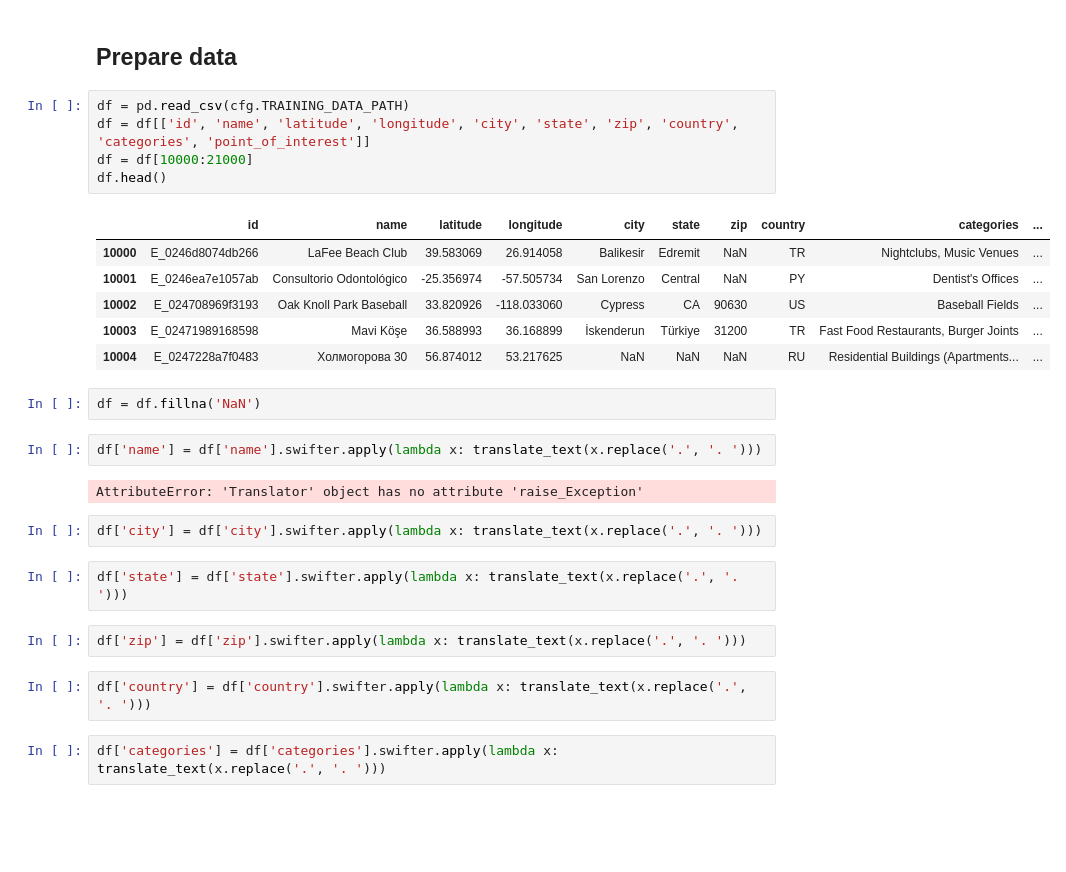
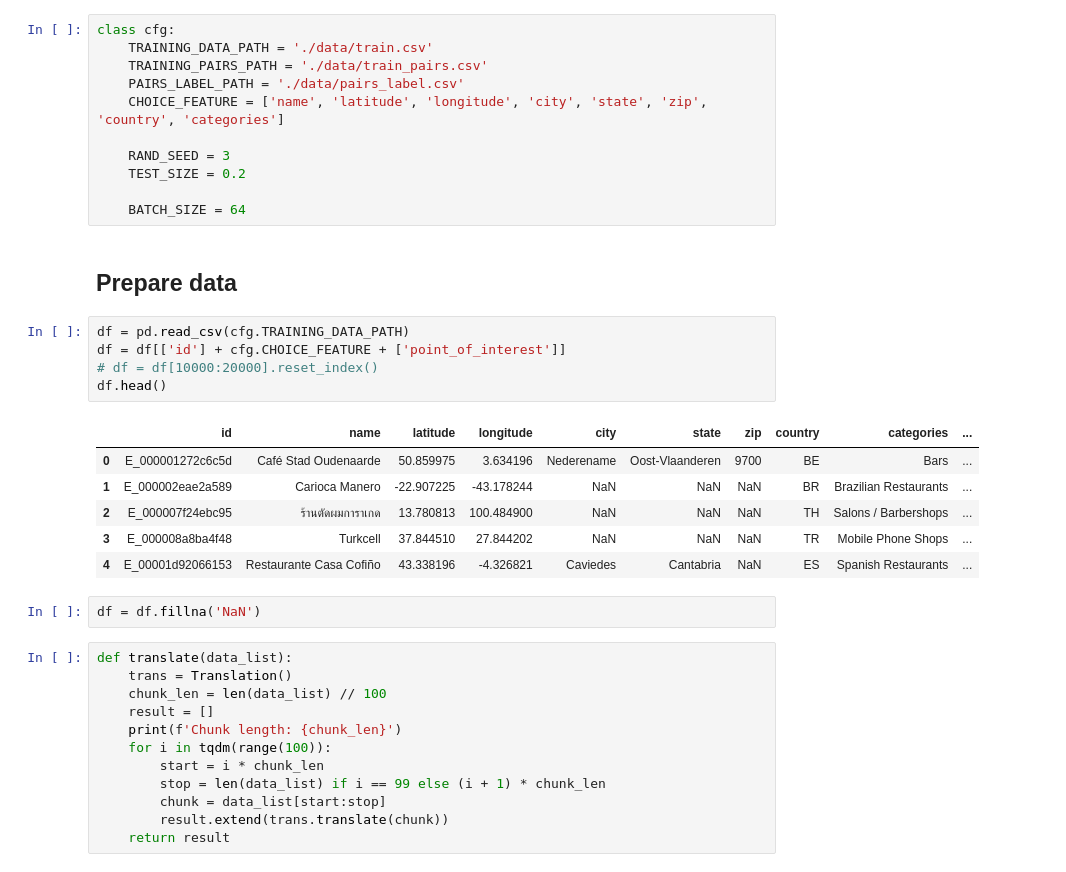
Before and after one commit to Aquarium1222/Foursquare_Location-Matching, a Jupyter notebook: SimNetwork.ipynb, the cells around one changed output. Drawn from its saved outputs; the diff is of its cells as text; blank space fills up the shorter version.

Commit message:
Feat: Encode text & build dataloader

```diff
--- a/SimNetwork.ipynb
+++ b/SimNetwork.ipynb
@@ -15,30 +10,39 @@ class cfg:
+# %%
+class cfg:
+    TRAINING_DATA_PATH = './data/train.csv'
+    TRAINING_PAIRS_PATH = './data/train_pairs.csv'
+    PAIRS_LABEL_PATH = './data/pairs_label.csv'
+    CHOICE_FEATURE = ['name', 'latitude', 'longitude', 'city', 'state', 'zip', 'country', 'categories']
+
+    RAND_SEED = 3
+    TEST_SIZE = 0.2
+
+    BATCH_SIZE = 64
 # %% [markdown]
 ## Prepare data
 # %%
 df = pd.read_csv(cfg.TRAINING_DATA_PATH)
-df = df[['id', 'name', 'latitude', 'longitude', 'city', 'state', 'zip', 'country', 'categories', 'point_of_interest']]
-df = df[10000:21000]
+df = df[['id'] + cfg.CHOICE_FEATURE + ['point_of_interest']]
+# df = df[10000:20000].reset_index()
 df.head()
 # %% [output]
 |  | id | name | latitude | longitude | city | state | zip | country | categories | ... |
-| 10000 | E_0246d8074db266 | LaFee Beach Club | 39.583069 | 26.914058 | Balikesir | Edremit | NaN | TR | Nightclubs, Music Venues | ... |
-| 10001 | E_0246ea7e1057ab | Consultorio Odontológico | -25.356974 | -57.505734 | San Lorenzo | Central | NaN | PY | Dentist's Offices | ... |
-| 10002 | E_024708969f3193 | Oak Knoll Park Baseball | 33.820926 | -118.033060 | Cypress | CA | 90630 | US | Baseball Fields | ... |
-| 10003 | E_02471989168598 | Mavi Köşe | 36.588993 | 36.168899 | İskenderun | Türkiye | 31200 | TR | Fast Food Restaurants, Burger Joints | ... |
-| 10004 | E_0247228a7f0483 | Холмогорова 30 | 56.874012 | 53.217625 | NaN | NaN | NaN | RU | Residential Buildings (Apartments... | ... |
+| 0 | E_000001272c6c5d | Café Stad Oudenaarde | 50.859975 | 3.634196 | Nederename | Oost-Vlaanderen | 9700 | BE | Bars | ... |
+| 1 | E_000002eae2a589 | Carioca Manero | -22.907225 | -43.178244 | NaN | NaN | NaN | BR | Brazilian Restaurants | ... |
+| 2 | E_000007f24ebc95 | ร้านตัดผมการาเกด | 13.780813 | 100.484900 | NaN | NaN | NaN | TH | Salons / Barbershops | ... |
+| 3 | E_000008a8ba4f48 | Turkcell | 37.844510 | 27.844202 | NaN | NaN | NaN | TR | Mobile Phone Shops | ... |
+| 4 | E_00001d92066153 | Restaurante Casa Cofiño | 43.338196 | -4.326821 | Caviedes | Cantabria | NaN | ES | Spanish Restaurants | ... |
 # %%
 df = df.fillna('NaN')
-# %%
-df['name'] = df['name'].swifter.apply(lambda x: translate_text(x.replace('.', '. ')))
-# %% [output]
-AttributeError: 'Translator' object has no attribute 'raise_Exception'
-# %%
-df['city'] = df['city'].swifter.apply(lambda x: translate_text(x.replace('.', '. ')))
-# %%
-df['state'] = df['state'].swifter.apply(lambda x: translate_text(x.replace('.', '. ')))
-# %%
-df['zip'] = df['zip'].swifter.apply(lambda x: translate_text(x.replace('.', '. ')))
-# %%
-df['country'] = df['country'].swifter.apply(lambda x: translate_text(x.replace('.', '. ')))
-# %%
-df['categories'] = df['categories'].swifter.apply(lambda x: translate_text(x.replace('.', '. ')))
+# %%
+def translate(data_list):
+    trans = Translation()
+    chunk_len = len(data_list) // 100
+    result = []
+    print(f'Chunk length: {chunk_len}')
+    for i in tqdm(range(100)):
+        start = i * chunk_len
+        stop = len(data_list) if i == 99 else (i + 1) * chunk_len
+        chunk = data_list[start:stop]
+        result.extend(trans.translate(chunk))
+    return result
```
Also changed, not shown: parts of 29 cells of this notebook, 2 other files.
